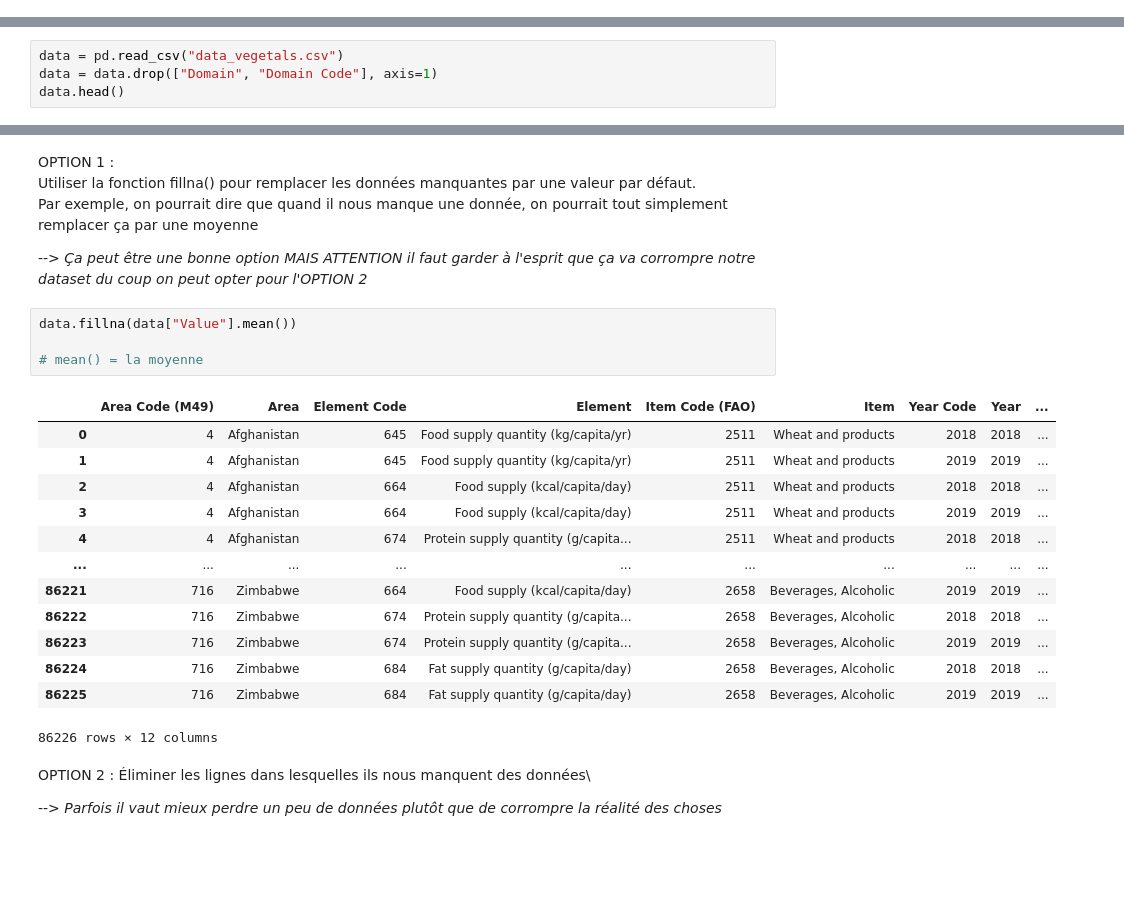
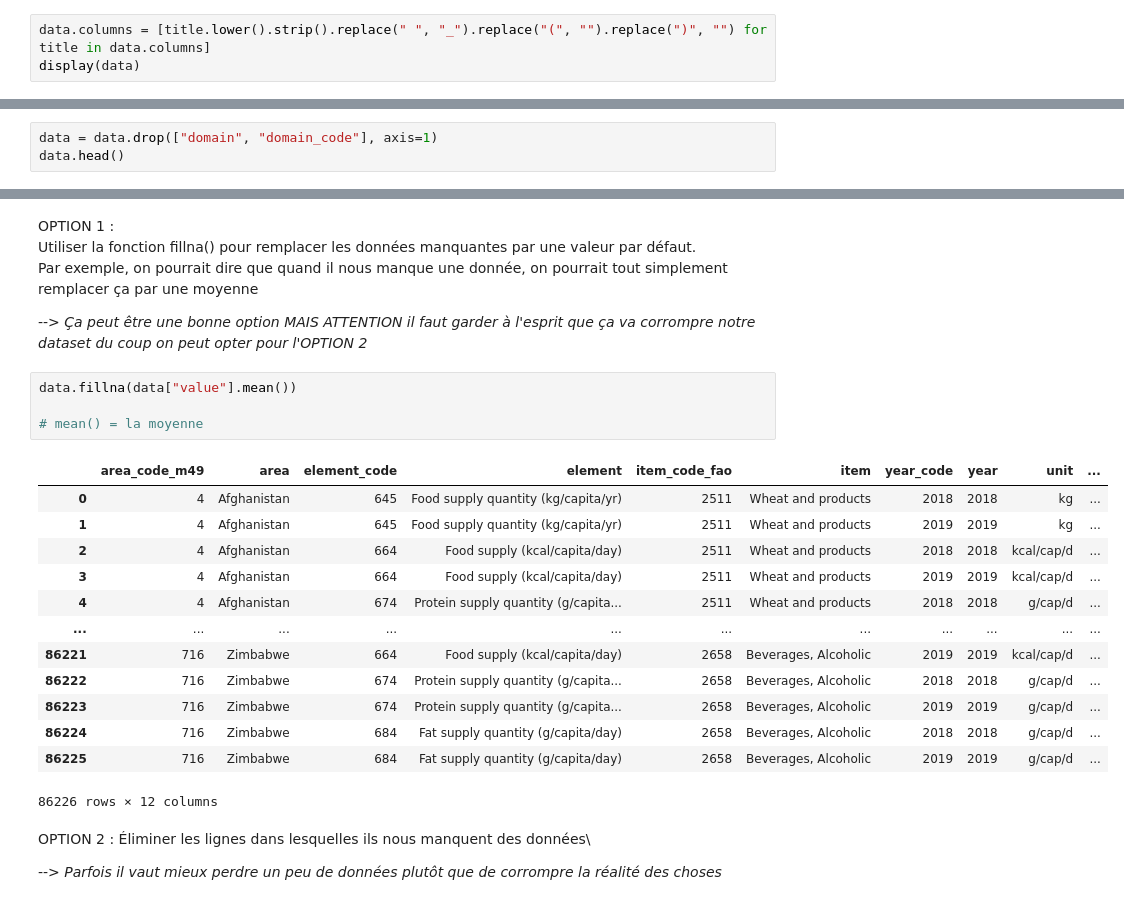
Before and after one commit to Hamza-Benhammou/brief_data_CCH, a Jupyter notebook: lesson_pandas.ipynb, the cells around one changed output, grey strips where cells are left out. Saved outputs shown, nothing was run; the diff lists cells and outputs as text; blank space fills up the shorter version.

```diff
--- a/lesson_pandas.ipynb
+++ b/lesson_pandas.ipynb
@@ -78,0 +60,3 @@ data.head()
+# %%
+data.columns = [title.lower().strip().replace(" ", "_").replace("(", "").replace(")", "") for title in data.columns]
+display(data)
@@ -81,7 +79,6 @@ Si certaines des colonnes ne nous intéresse pas forcément on va pouvoir les é
 
 (imaginons que les colonnes 'Domain Code' et 'Domain' ne nous intéresse pas)
 # %%
-data = pd.read_csv("data_vegetals.csv")
-data = data.drop(["Domain", "Domain Code"], axis=1)
+data = data.drop(["domain", "domain_code"], axis=1)
 data.head()
 # %% [output]
@@ -121,22 +118,22 @@ Par exemple, on pourrait dire que quand il nous manque une donnée, on pourrait
 
 --> *Ça peut être une bonne option MAIS ATTENTION il faut garder à l'esprit que ça va corrompre notre dataset du coup on peut opter pour l'OPTION 2*
 # %%
-data.fillna(data["Value"].mean())
+data.fillna(data["value"].mean())
 
 # mean() = la moyenne
 # %% [output]
-|  | Area Code (M49) | Area | Element Code | Element | Item Code (FAO) | Item | Year Code | Year | ... |
-| 0 | 4 | Afghanistan | 645 | Food supply quantity (kg/capita/yr) | 2511 | Wheat and products | 2018 | 2018 | ... |
-| 1 | 4 | Afghanistan | 645 | Food supply quantity (kg/capita/yr) | 2511 | Wheat and products | 2019 | 2019 | ... |
-| 2 | 4 | Afghanistan | 664 | Food supply (kcal/capita/day) | 2511 | Wheat and products | 2018 | 2018 | ... |
-| 3 | 4 | Afghanistan | 664 | Food supply (kcal/capita/day) | 2511 | Wheat and products | 2019 | 2019 | ... |
-| 4 | 4 | Afghanistan | 674 | Protein supply quantity (g/capita... | 2511 | Wheat and products | 2018 | 2018 | ... |
-| ... | ... | ... | ... | ... | ... | ... | ... | ... | ... |
-| 86221 | 716 | Zimbabwe | 664 | Food supply (kcal/capita/day) | 2658 | Beverages, Alcoholic | 2019 | 2019 | ... |
-| 86222 | 716 | Zimbabwe | 674 | Protein supply quantity (g/capita... | 2658 | Beverages, Alcoholic | 2018 | 2018 | ... |
-| 86223 | 716 | Zimbabwe | 674 | Protein supply quantity (g/capita... | 2658 | Beverages, Alcoholic | 2019 | 2019 | ... |
-| 86224 | 716 | Zimbabwe | 684 | Fat supply quantity (g/capita/day) | 2658 | Beverages, Alcoholic | 2018 | 2018 | ... |
-| 86225 | 716 | Zimbabwe | 684 | Fat supply quantity (g/capita/day) | 2658 | Beverages, Alcoholic | 2019 | 2019 | ... |
+|  | area_code_m49 | area | element_code | element | item_code_fao | item | year_code | year | unit | ... |
+| 0 | 4 | Afghanistan | 645 | Food supply quantity (kg/capita/yr) | 2511 | Wheat and products | 2018 | 2018 | kg | ... |
+| 1 | 4 | Afghanistan | 645 | Food supply quantity (kg/capita/yr) | 2511 | Wheat and products | 2019 | 2019 | kg | ... |
+| 2 | 4 | Afghanistan | 664 | Food supply (kcal/capita/day) | 2511 | Wheat and products | 2018 | 2018 | kcal/cap/d | ... |
+| 3 | 4 | Afghanistan | 664 | Food supply (kcal/capita/day) | 2511 | Wheat and products | 2019 | 2019 | kcal/cap/d | ... |
+| 4 | 4 | Afghanistan | 674 | Protein supply quantity (g/capita... | 2511 | Wheat and products | 2018 | 2018 | g/cap/d | ... |
+| ... | ... | ... | ... | ... | ... | ... | ... | ... | ... | ... |
+| 86221 | 716 | Zimbabwe | 664 | Food supply (kcal/capita/day) | 2658 | Beverages, Alcoholic | 2019 | 2019 | kcal/cap/d | ... |
+| 86222 | 716 | Zimbabwe | 674 | Protein supply quantity (g/capita... | 2658 | Beverages, Alcoholic | 2018 | 2018 | g/cap/d | ... |
+| 86223 | 716 | Zimbabwe | 674 | Protein supply quantity (g/capita... | 2658 | Beverages, Alcoholic | 2019 | 2019 | g/cap/d | ... |
+| 86224 | 716 | Zimbabwe | 684 | Fat supply quantity (g/capita/day) | 2658 | Beverages, Alcoholic | 2018 | 2018 | g/cap/d | ... |
+| 86225 | 716 | Zimbabwe | 684 | Fat supply quantity (g/capita/day) | 2658 | Beverages, Alcoholic | 2019 | 2019 | g/cap/d | ... |
 86226 rows × 12 columns
 # %% [markdown]
 OPTION 2 :
```
Also changed, not shown: parts of 18 cells of this notebook, 1 other file.
